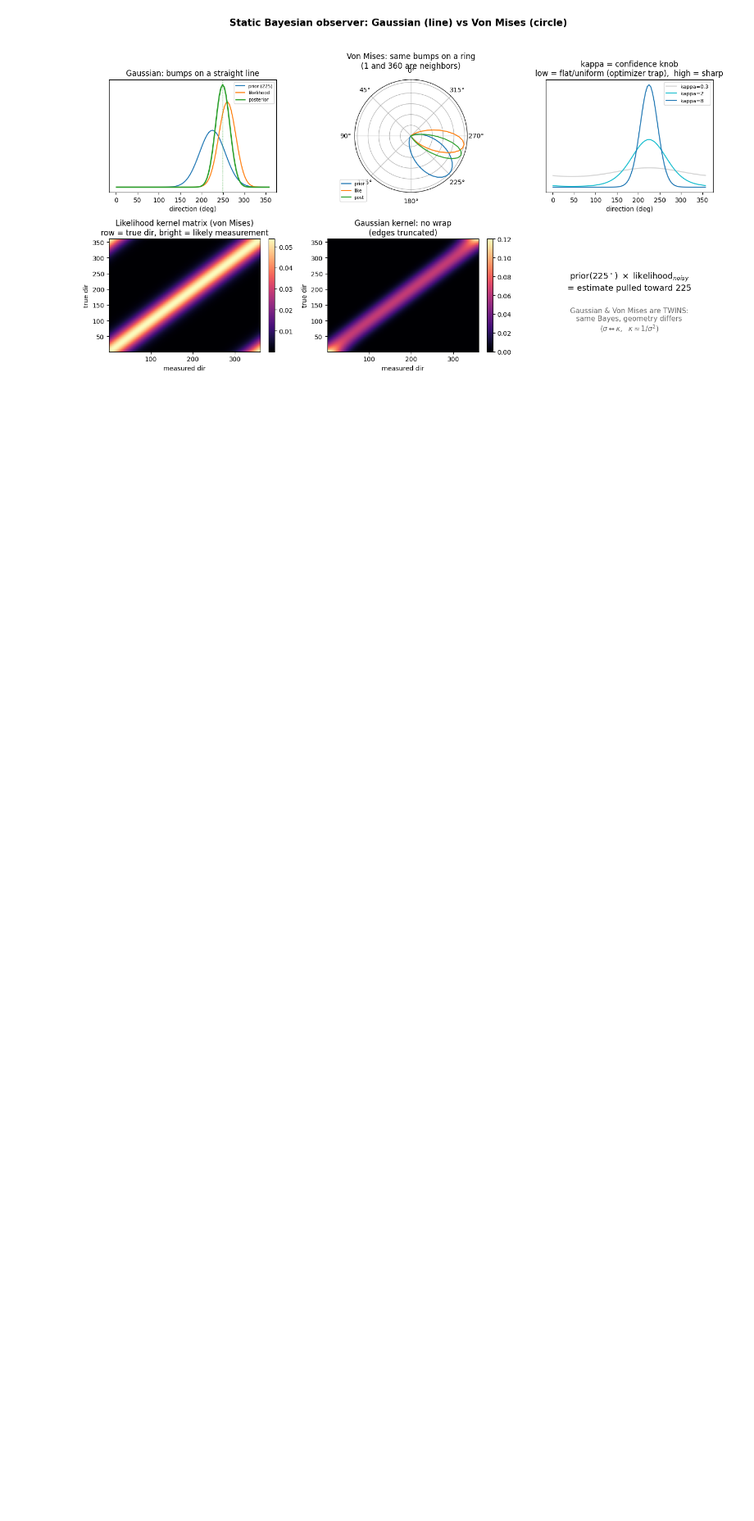
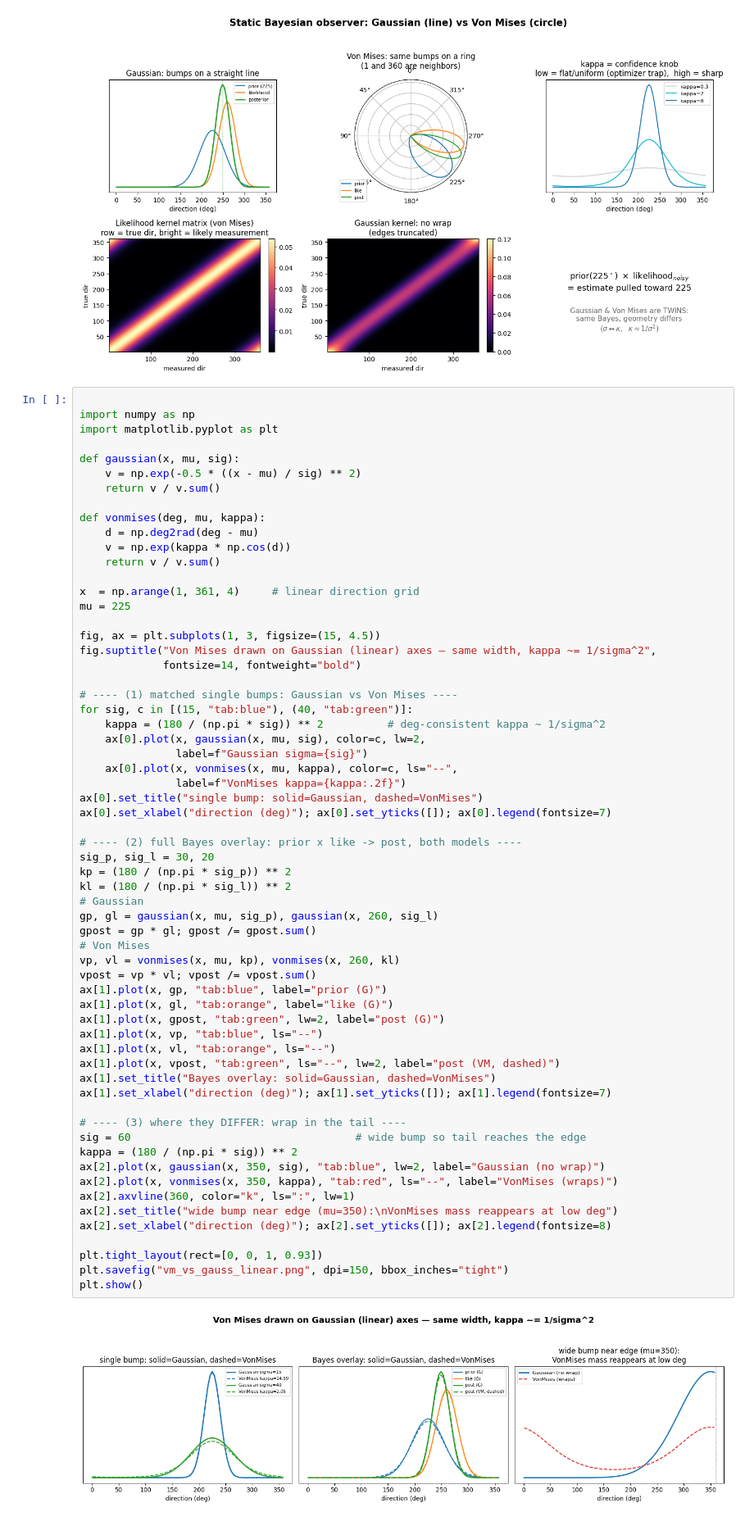
Before and after one commit to erdilix/nma-compneu2026, a Jupyter notebook: projects/behavior_and_theory/earth_laquitaine_circular_fit_ext.ipynb, the cells around one changed output. Shown at 82% size. Cells and saved outputs as stored; diff of their text form; blank space fills up the shorter version.

```diff
--- a/projects/behavior_and_theory/earth_laquitaine_circular_fit_ext.ipynb
+++ b/projects/behavior_and_theory/earth_laquitaine_circular_fit_ext.ipynb
@@ -97,3 +97,67 @@ plt.savefig("bayes_infographic.png", dpi=150, bbox_inches="tight")
 plt.show()
 # %% [output]
 [figure]
+# %%
+
+import numpy as np
+import matplotlib.pyplot as plt
+
+def gaussian(x, mu, sig):
+    v = np.exp(-0.5 * ((x - mu) / sig) ** 2)
+    return v / v.sum()
+
+def vonmises(deg, mu, kappa):
+    d = np.deg2rad(deg - mu)
+    v = np.exp(kappa * np.cos(d))
+    return v / v.sum()
+
+x  = np.arange(1, 361, 4)     # linear direction grid
+mu = 225
+
+fig, ax = plt.subplots(1, 3, figsize=(15, 4.5))
+fig.suptitle("Von Mises drawn on Gaussian (linear) axes — same width, kappa ~= 1/sigma^2",
+             fontsize=14, fontweight="bold")
+
+# ---- (1) matched single bumps: Gaussian vs Von Mises ----
+for sig, c in [(15, "tab:blue"), (40, "tab:green")]:
+    kappa = (180 / (np.pi * sig)) ** 2          # deg-consistent kappa ~ 1/sigma^2
+    ax[0].plot(x, gaussian(x, mu, sig), color=c, lw=2,
+               label=f"Gaussian sigma={sig}")
+    ax[0].plot(x, vonmises(x, mu, kappa), color=c, ls="--",
+               label=f"VonMises kappa={kappa:.2f}")
+ax[0].set_title("single bump: solid=Gaussian, dashed=VonMises")
+ax[0].set_xlabel("direction (deg)"); ax[0].set_yticks([]); ax[0].legend(fontsize=7)
+
+# ---- (2) full Bayes overlay: prior x like -> post, both models ----
+sig_p, sig_l = 30, 20
+kp = (180 / (np.pi * sig_p)) ** 2
+kl = (180 / (np.pi * sig_l)) ** 2
+# Gaussian
+gp, gl = gaussian(x, mu, sig_p), gaussian(x, 260, sig_l)
+gpost = gp * gl; gpost /= gpost.sum()
+# Von Mises
+vp, vl = vonmises(x, mu, kp), vonmises(x, 260, kl)
+vpost = vp * vl; vpost /= vpost.sum()
+ax[1].plot(x, gp, "tab:blue", label="prior (G)")
+ax[1].plot(x, gl, "tab:orange", label="like (G)")
+ax[1].plot(x, gpost, "tab:green", lw=2, label="post (G)")
+ax[1].plot(x, vp, "tab:blue", ls="--")
+ax[1].plot(x, vl, "tab:orange", ls="--")
+ax[1].plot(x, vpost, "tab:green", ls="--", lw=2, label="post (VM, dashed)")
+ax[1].set_title("Bayes overlay: solid=Gaussian, dashed=VonMises")
+ax[1].set_xlabel("direction (deg)"); ax[1].set_yticks([]); ax[1].legend(fontsize=7)
+
+# ---- (3) where they DIFFER: wrap in the tail ----
+sig = 60                                   # wide bump so tail reaches the edge
+kappa = (180 / (np.pi * sig)) ** 2
+ax[2].plot(x, gaussian(x, 350, sig), "tab:blue", lw=2, label="Gaussian (no wrap)")
+ax[2].plot(x, vonmises(x, 350, kappa), "tab:red", ls="--", label="VonMises (wraps)")
+ax[2].axvline(360, color="k", ls=":", lw=1)
+ax[2].set_title("wide bump near edge (mu=350):\nVonMises mass reappears at low deg")
+ax[2].set_xlabel("direction (deg)"); ax[2].set_yticks([]); ax[2].legend(fontsize=8)
+
+plt.tight_layout(rect=[0, 0, 1, 0.93])
+plt.savefig("vm_vs_gauss_linear.png", dpi=150, bbox_inches="tight")
+plt.show()
+# %% [output]
+[figure, added]
```
Also changed, not shown: parts of 3 cells of this notebook.
